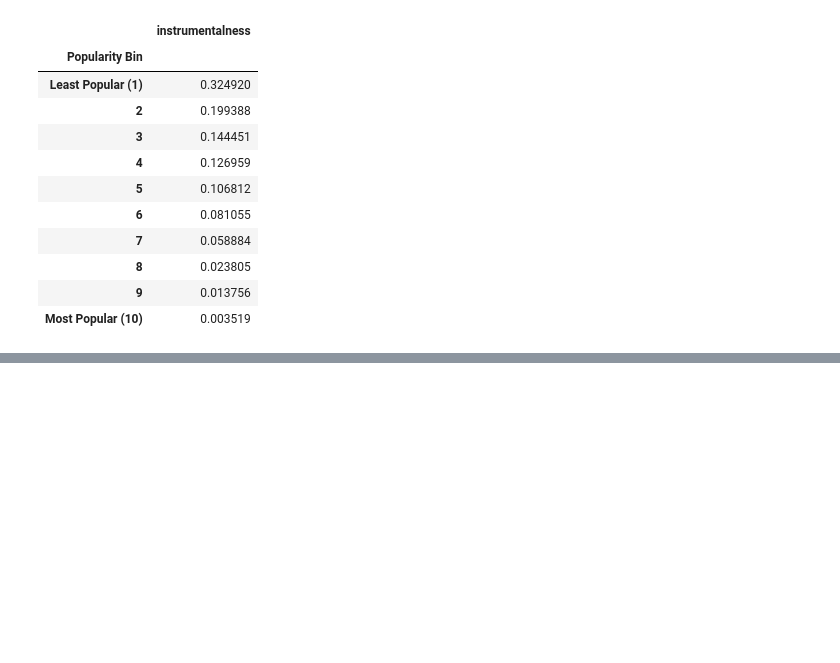
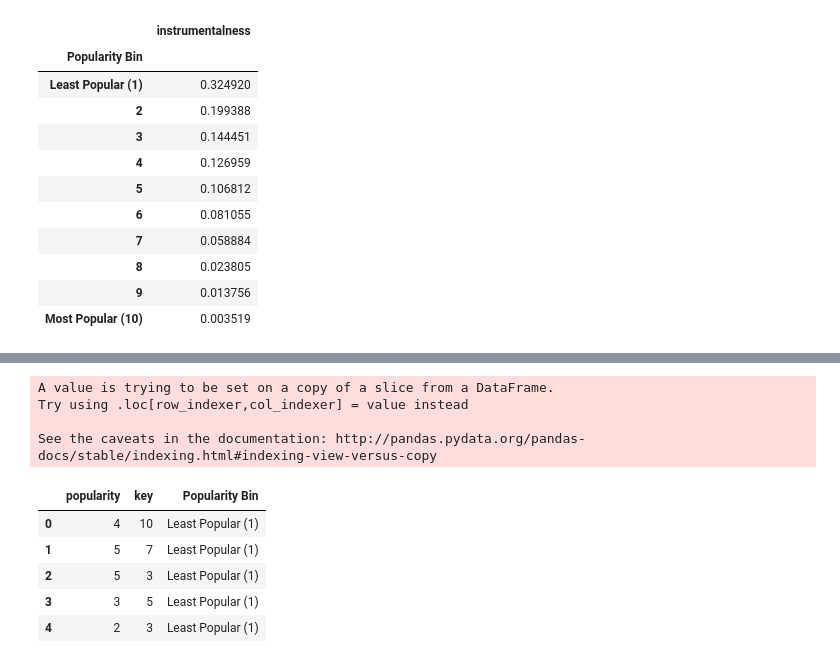
Before and after one commit to Lee88jl/Project-gt-1, a Jupyter notebook: Misko/Spotify Songs Analysis.ipynb, the cells around one changed output, grey strips where cells are left out. Saved outputs shown, nothing was run; the diff lists cells and outputs as text; code cells hidden in the pictures; blank space fills up the shorter version.

```diff
--- a/Misko/Spotify Songs Analysis.ipynb
+++ b/Misko/Spotify Songs Analysis.ipynb
@@ -196,0 +244,4 @@ instrumentalness_means
+# %%
+# Create a DataFrame with only the "popularity" and "key" columns.
+key_df = spotify_data[["popularity", "key"]]
+key_df.head()
@@ -196,0 +255,15 @@ instrumentalness_means
+# %%
+# Use "pd.cut" to categorize popularity based on the bins.
+key_df["Popularity Bin"] = pd.cut(key_df["popularity"], popularity_bins, labels=labels, include_lowest=True)
+key_df.head()
+# %% [output]
+A value is trying to be set on a copy of a slice from a DataFrame.
+Try using .loc[row_indexer,col_indexer] = value instead
+
+See the caveats in the documentation: http://pandas.pydata.org/pandas-docs/stable/indexing.html#indexing-view-versus-copy
+|  | popularity | key | Popularity Bin |
+| 0 | 4 | 10 | Least Popular (1) |
+| 1 | 5 | 7 | Least Popular (1) |
+| 2 | 5 | 3 | Least Popular (1) |
+| 3 | 3 | 5 | Least Popular (1) |
+| 4 | 2 | 3 | Least Popular (1) |
```
Also changed, not shown: parts of 7 cells of this notebook.
